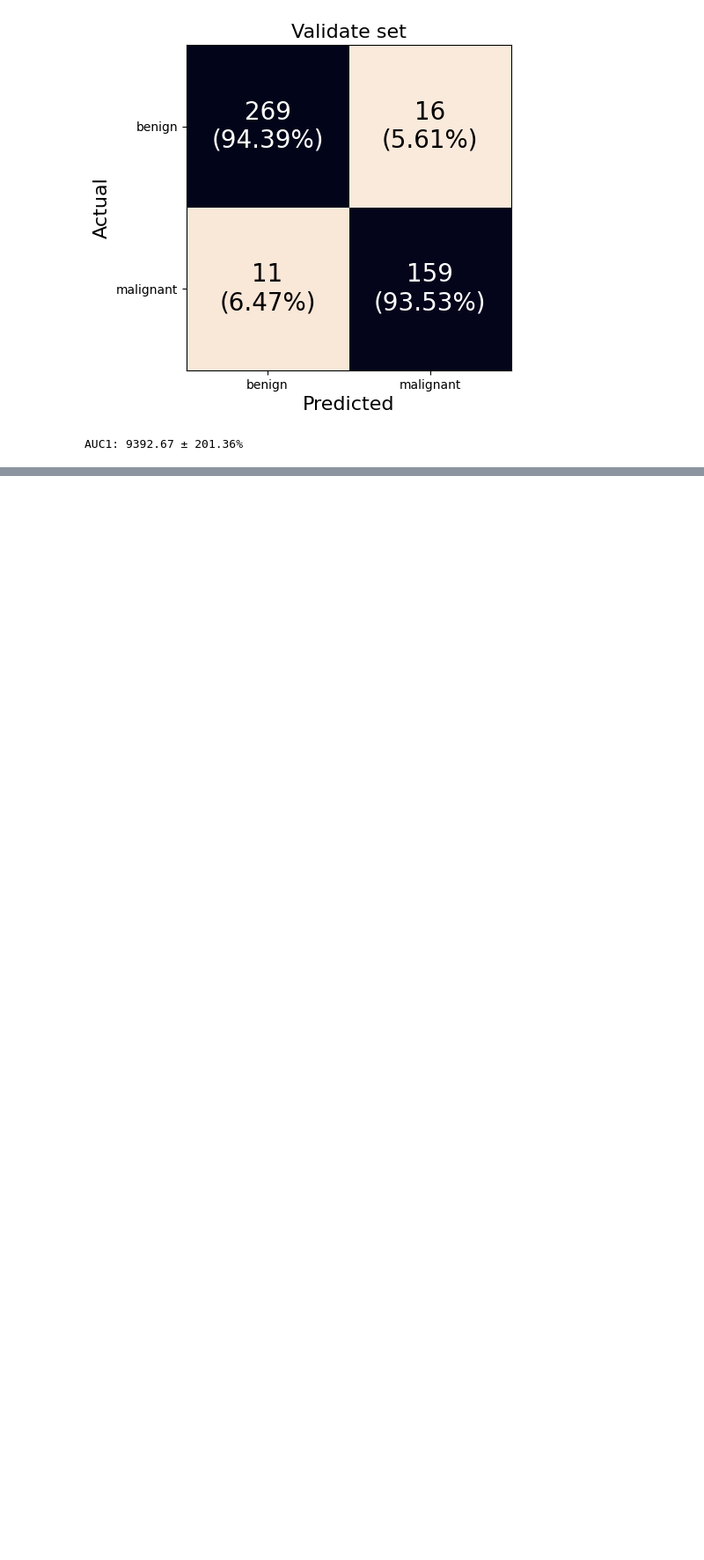
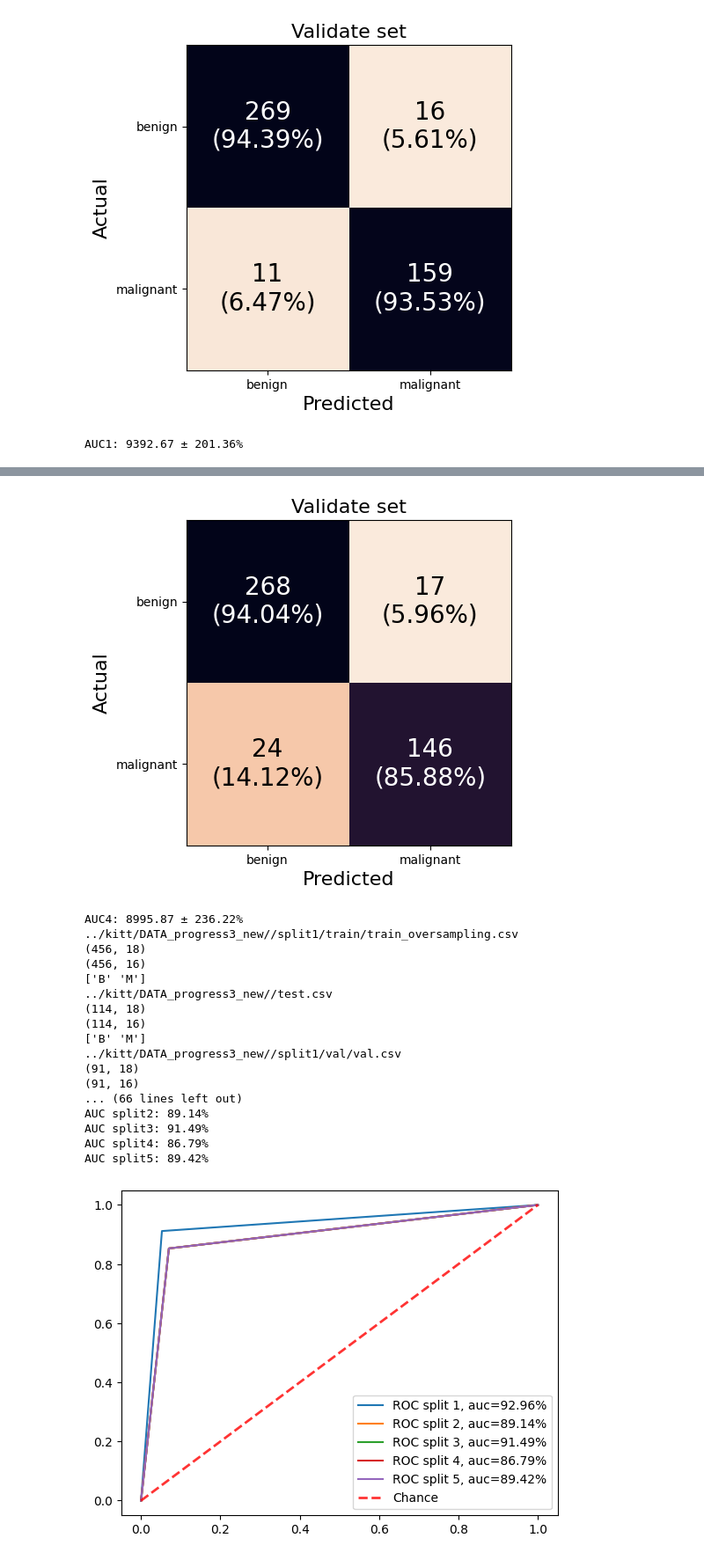
Before and after one commit to 6410615139/Project_Cancer, a Jupyter notebook: DTC/dtc_pg3.ipynb, the cells around one changed output, grey strips where cells are left out. Shown at 88% size. Cells and saved outputs as stored; diff of their text form; code cells hidden in the pictures; blank space fills up the shorter version.

```diff
--- a/DTC/dtc_pg3.ipynb
+++ b/DTC/dtc_pg3.ipynb
@@ -3188,0 +3294,6 @@ AUC1: 9392.67 ± 201.36%
+# %%
+print("param4")
+plot(param4_split1_cm_val , param4_split2_cm_val , param4_split3_cm_val , param4_split4_cm_val , param4_split5_cm_val)
+Mean_SD("AUC4",param4_split1_AUC_val*100, param4_split2_AUC_val*100, param4_split3_AUC_val*100, param4_split4_AUC_val*100, param4_split5_AUC_val*100)
+ROC_split(4)
+# %% [output]
@@ -3188,0 +3317,19 @@ AUC1: 9392.67 ± 201.36%
+[figure, added]
+AUC4: 8995.87 ± 236.22%
+../kitt/DATA_progress3_new//split1/train/train_oversampling.csv
+(456, 18)
+(456, 16)
+['B' 'M']
+../kitt/DATA_progress3_new//test.csv
+(114, 18)
+(114, 16)
+['B' 'M']
+../kitt/DATA_progress3_new//split1/val/val.csv
+(91, 18)
+(91, 16)
+... (66 lines left out)
+AUC split2: 89.14%
+AUC split3: 91.49%
+AUC split4: 86.79%
+AUC split5: 89.42%
+[figure, added]
```
Also changed, not shown: parts of 25 cells of this notebook.
